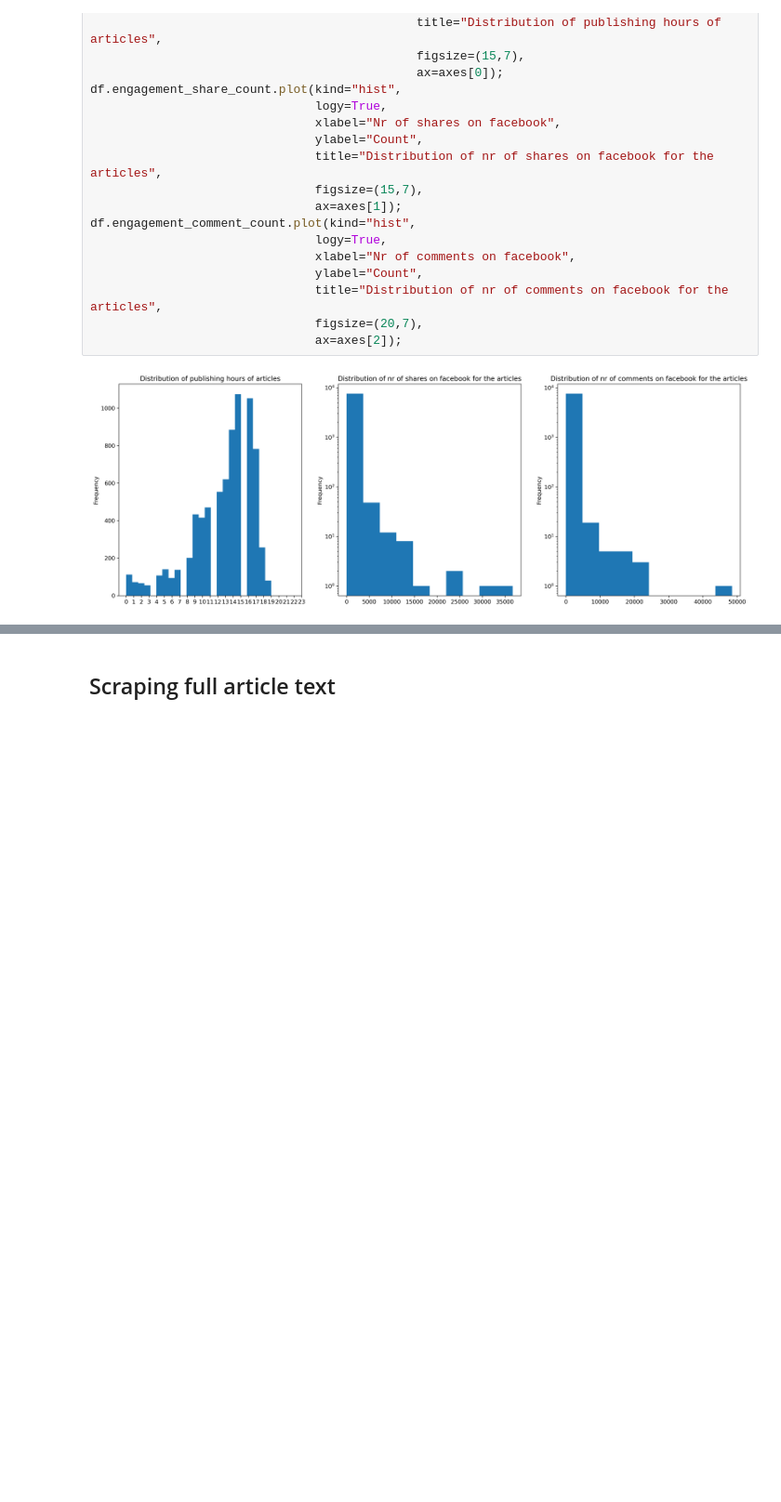
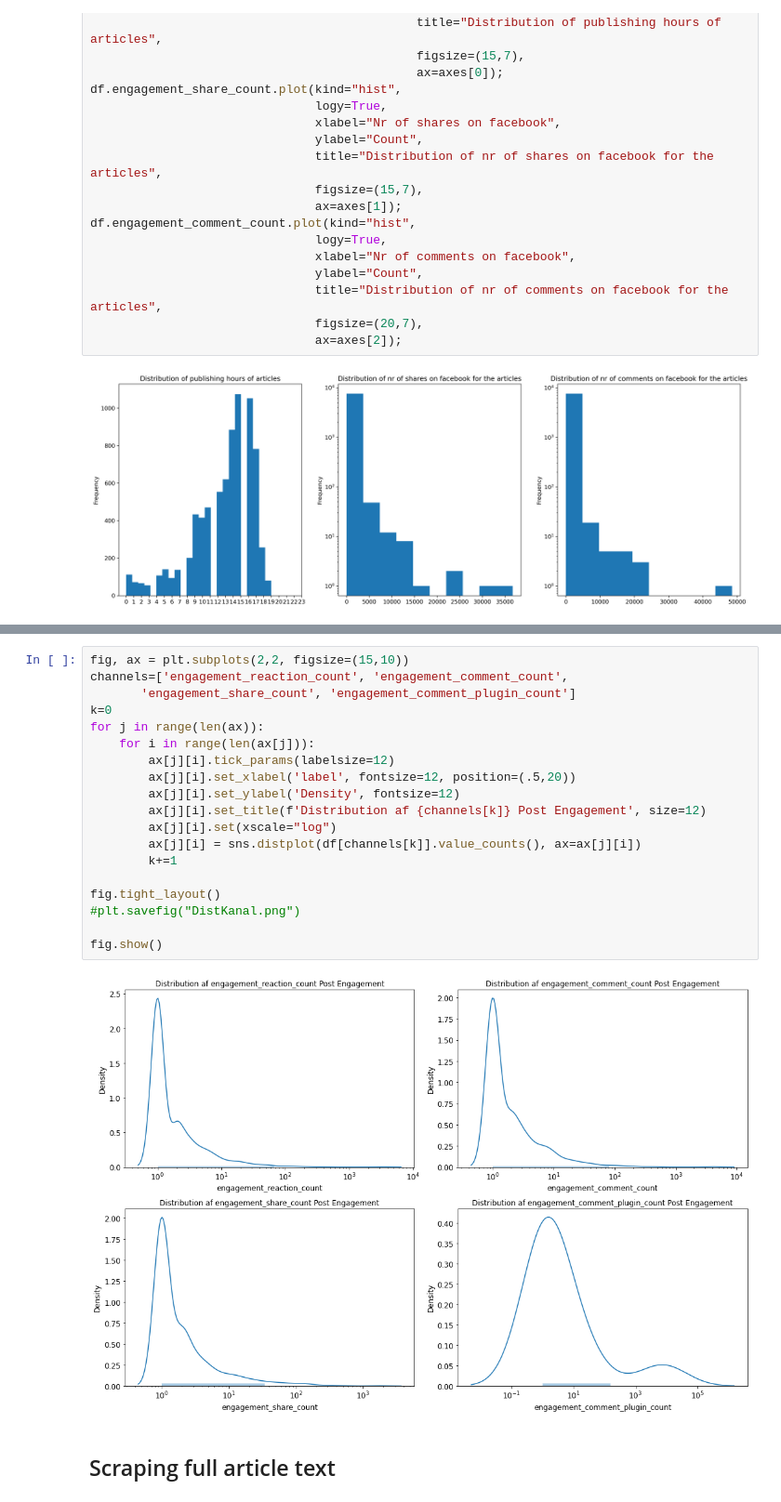
Before and after one commit to illumlol/ABA_2022, a Jupyter notebook: aba_1.ipynb, the cells around one changed output, grey strips where cells are left out. Shown at 93% size. Drawn from its saved outputs; the diff is of its cells as text; blank space fills up the shorter version.

```diff
--- a/aba_1.ipynb
+++ b/aba_1.ipynb
@@ -185,3 +176,24 @@ Counter(" ".join(df["content"]).split()).most_common(100)
+# %%
+fig, ax = plt.subplots(2,2, figsize=(15,10))
+channels=['engagement_reaction_count', 'engagement_comment_count',
+       'engagement_share_count', 'engagement_comment_plugin_count']
+k=0
+for j in range(len(ax)):
+    for i in range(len(ax[j])):
+        ax[j][i].tick_params(labelsize=12)
+        ax[j][i].set_xlabel('label', fontsize=12, position=(.5,20))
+        ax[j][i].set_ylabel('Density', fontsize=12)
+        ax[j][i].set_title(f'Distribution af {channels[k]} Post Engagement', size=12)
+        ax[j][i].set(xscale="log")
+        ax[j][i] = sns.distplot(df[channels[k]].value_counts(), ax=ax[j][i])
+        k+=1
+
+fig.tight_layout()
+#plt.savefig("DistKanal.png")
+
+fig.show()
+# %% [output]
+[figure, added]
 # %% [markdown]
 ## Scraping full article text
 # %%
```
Also changed, not shown: parts of 22 cells of this notebook, 1 other file.
